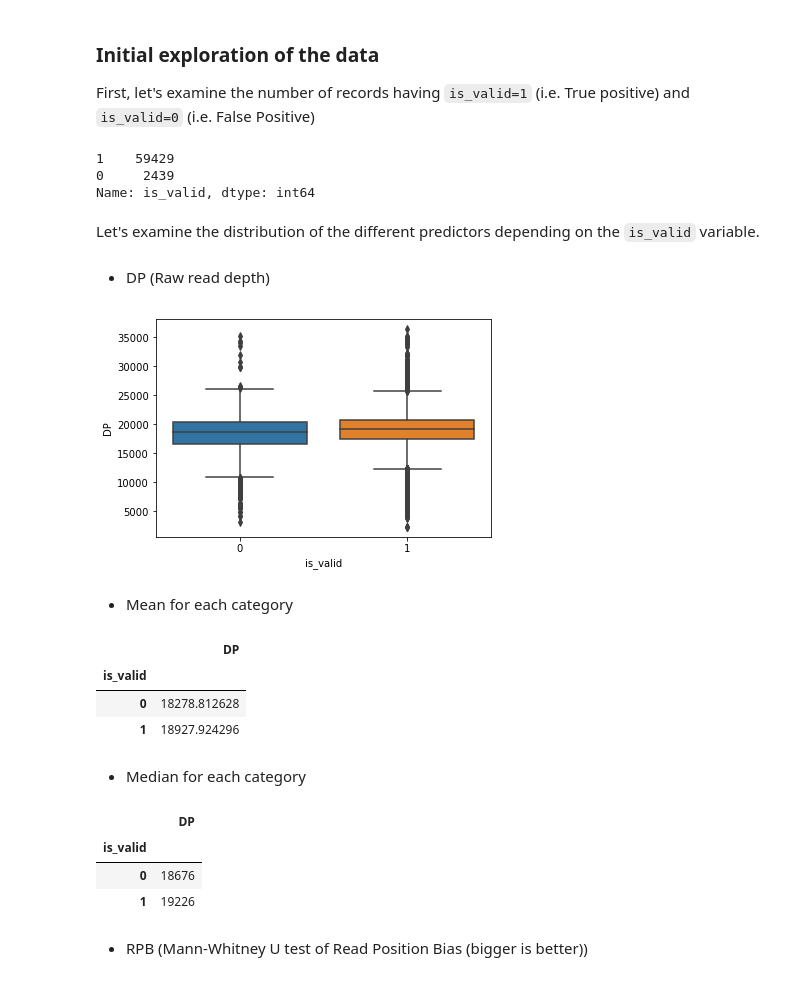
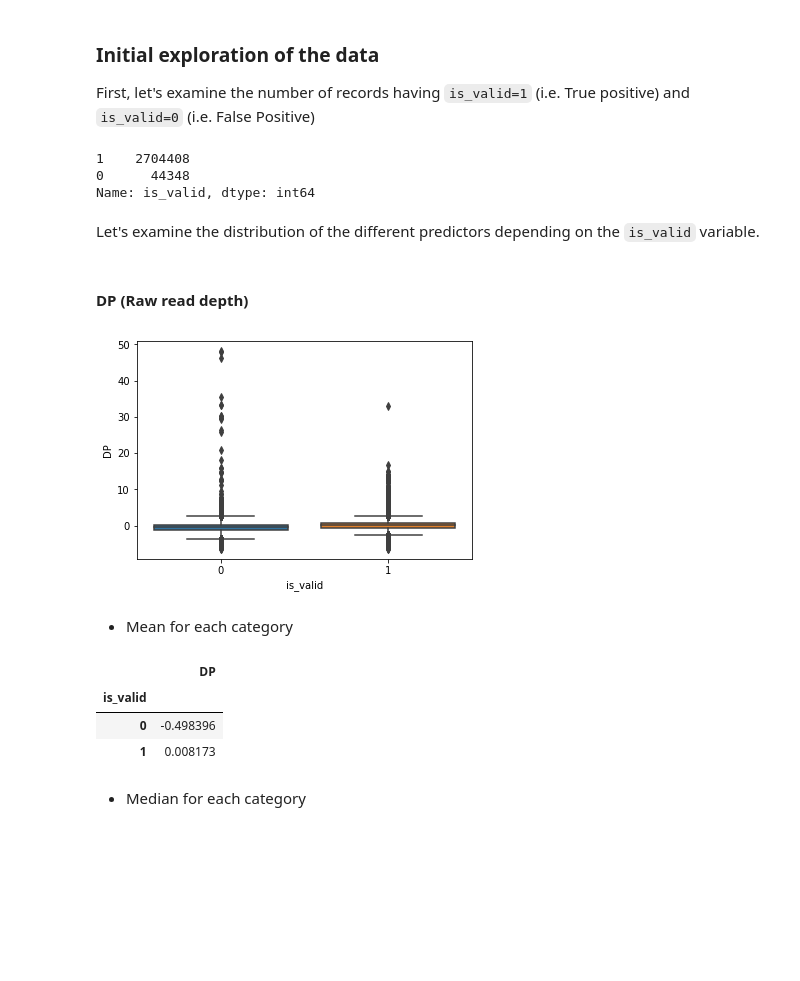
Before and after one commit to elowy01/variant_filtering, a Jupyter notebook: notebooks/Variant Filtering of a BCFTools VCF.ipynb, the cells around one changed output. Saved outputs shown, nothing was run; the diff lists cells and outputs as text; code cells hidden in the pictures; blank space fills up the shorter version.

```diff
--- a/notebooks/Variant Filtering of a BCFTools VCF.ipynb
+++ b/notebooks/Variant Filtering of a BCFTools VCF.ipynb
@@ -77,0 +90,2 @@ print(DF)
+# %%
+DF_noNA=DF.dropna()
@@ -77,0 +95,6 @@ print(DF)
+# %%
+from sklearn import preprocessing
+
+feature_names=['DP','RPB','MQB','BQB','MQSB','SGB','MQ0F','ICB','HOB','MQ']
+std_scale = preprocessing.StandardScaler().fit(DF_noNA[feature_names])
+std_array = std_scale.transform(DF_noNA[feature_names])
@@ -77,0 +103,2 @@ print(DF)
+# %%
+aDF_std=pd.DataFrame(data=std_array,columns=['DP','RPB','MQB','BQB','MQSB','SGB','MQ0F','ICB','HOB','MQ'])
@@ -78,38 +107,31 @@ print(DF)
+# %%
+aDF_std.insert(loc=0, column='is_valid', value=DF_noNA['is_valid'].values)
 # %% [markdown]
 ### Initial exploration of the data
 First, let's examine the number of records having `is_valid=1` (i.e. True positive) and `is_valid=0` (i.e. False Positive)
 # %%
-DF.iloc[:,13].value_counts()
+aDF_std.iloc[:,0].value_counts()
 # %% [output]
-1    59429
-0     2439
+1    2704408
+0      44348
 Name: is_valid, dtype: int64
 # %% [markdown]
 Let's examine the distribution of the different predictors depending on the `is_valid` variable.
 # %% [markdown]
-* DP (Raw read depth)
+#### DP (Raw read depth)
 # %%
 import seaborn as sns
-ax = sns.boxplot(x="is_valid", y="DP", data=DF)
+ax = sns.boxplot(x="is_valid", y="DP", data=aDF_std)
 # %% [output]
-[figure, old version]
+[figure, new version]
 # %% [markdown]
 * Mean for each category
 # %%
-DF.groupby("is_valid").agg({'DP': 'mean'})
+aDF_std.groupby("is_valid").agg({'DP': 'mean'})
 # %% [output]
 |  | DP |
 | is_valid |  |
-| 0 | 18278.812628 |
-| 1 | 18927.924296 |
+| 0 | -0.498396 |
+| 1 | 0.008173 |
 # %% [markdown]
 * Median for each category
-# %%
-DF.groupby("is_valid").agg({'DP': 'median'})
-# %% [output]
-|  | DP |
-| is_valid |  |
-| 0 | 18676 |
-| 1 | 19226 |
-# %% [markdown]
-* RPB (Mann-Whitney U test of Read Position Bias (bigger is better))
```
Also changed, not shown: parts of 194 cells of this notebook, 2 other files.
